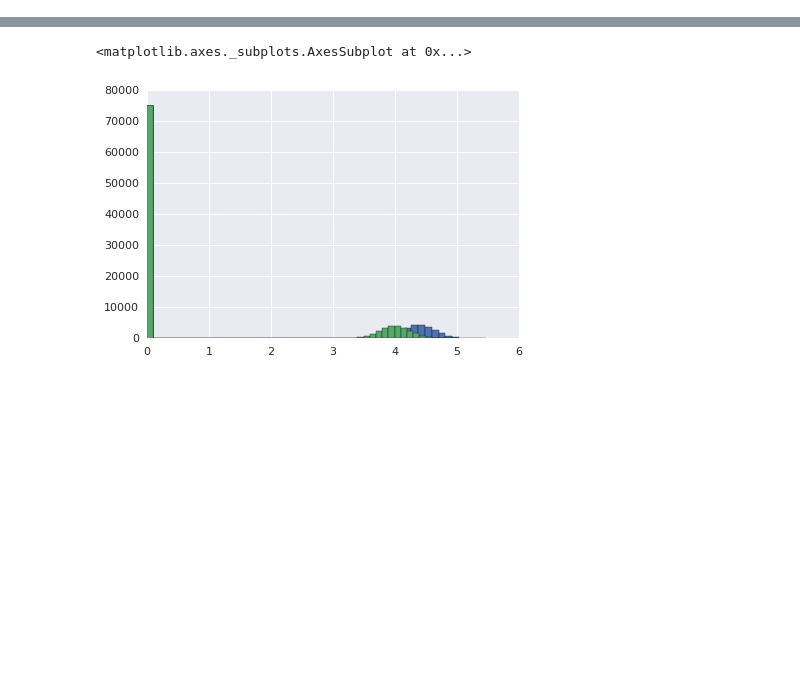
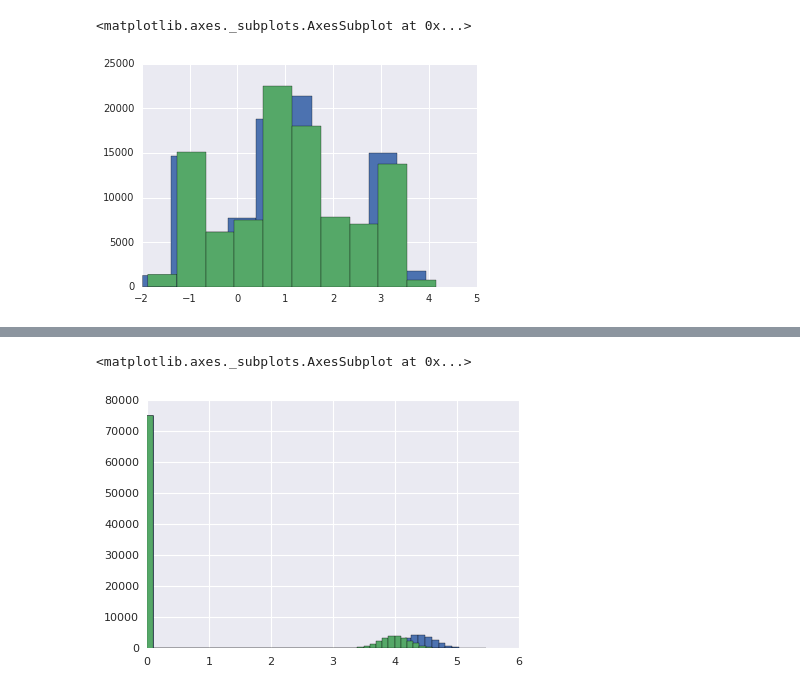
Before and after one commit to tkemmerling/pwin, a Jupyter notebook: Pwin.ipynb, the cells around one changed output, grey strips where cells are left out. Drawn from its saved outputs; the diff is of its cells as text; code cells hidden in the pictures; blank space fills up the shorter version.

```diff
--- a/Pwin.ipynb
+++ b/Pwin.ipynb
@@ -19,4 +28,32 @@ def genSample(mu, sigma, size, sparse = 1.0 ):
   return ( pd.Series(rval) )
+# %%
+def genSampleNoisy(mu, sigma, size, steps = None, sparseness = None ):
+  """
+    mu: is the overall mean sample
+    sigma: is the noise on each of the steps
+    steps: is a list of step values that are offset on each side of the mean
+    e.g. mu = 0 , steps = [ 1, 2 ] so the sample will have values equal to
+    -2, -1, 0 , 1 , 2 plus the applied noise.
+    sparseness: is the fraction of samples that are centered around the mean
+    1.0 equals 100% of the sample components are centered around mu
+    0.8 equals 80% of the sample is centered at mu, 10% center around the +/- steps
+    so mu = 0, steps = [1], sparseness = 0.8, 80% = 0, 10% = -1, 10% = 1
+  """
+  rval = list()
+  values = list()
+  for plusMinus in [-1.0, 1.0]:
+    for step in steps:
+      m = (plusMinus * step) + mu
+      values.append(m)
+  values.append(mu)
+  values.sort()
+  idx = 0
+  for s in sparseness:
+    pieceSize = int(s * size)
+    samplePiece = np.random.normal(loc=values[idx], scale=sigma, size=pieceSize)
+    rval = rval + list(samplePiece)
+    idx += 1
+  return ( pd.Series(rval) )
 # %%
 def Bootstrap(data, R = 1000):
     rval = list()
@@ -28,3 +65,11 @@ def Bootstrap(data, R = 1000):
             rval.append(avg)
             r += 1
     return (pd.Series(rval))
+# %%
+t1 = genSampleNoisy(1,0.25,100000, steps=[1,2], sparseness=[.2,.1,.4,.1,.2])
+t2 = genSampleNoisy(1.1,0.25,100000, steps=[1,2], sparseness=[.2,.1,.4,.1,.2])
+t1.hist()
+t2.hist()
+# %% [output]
+<matplotlib.axes._subplots.AxesSubplot at 0x...>
+[figure, added]
```
Also changed, not shown: parts of 8 cells of this notebook.
